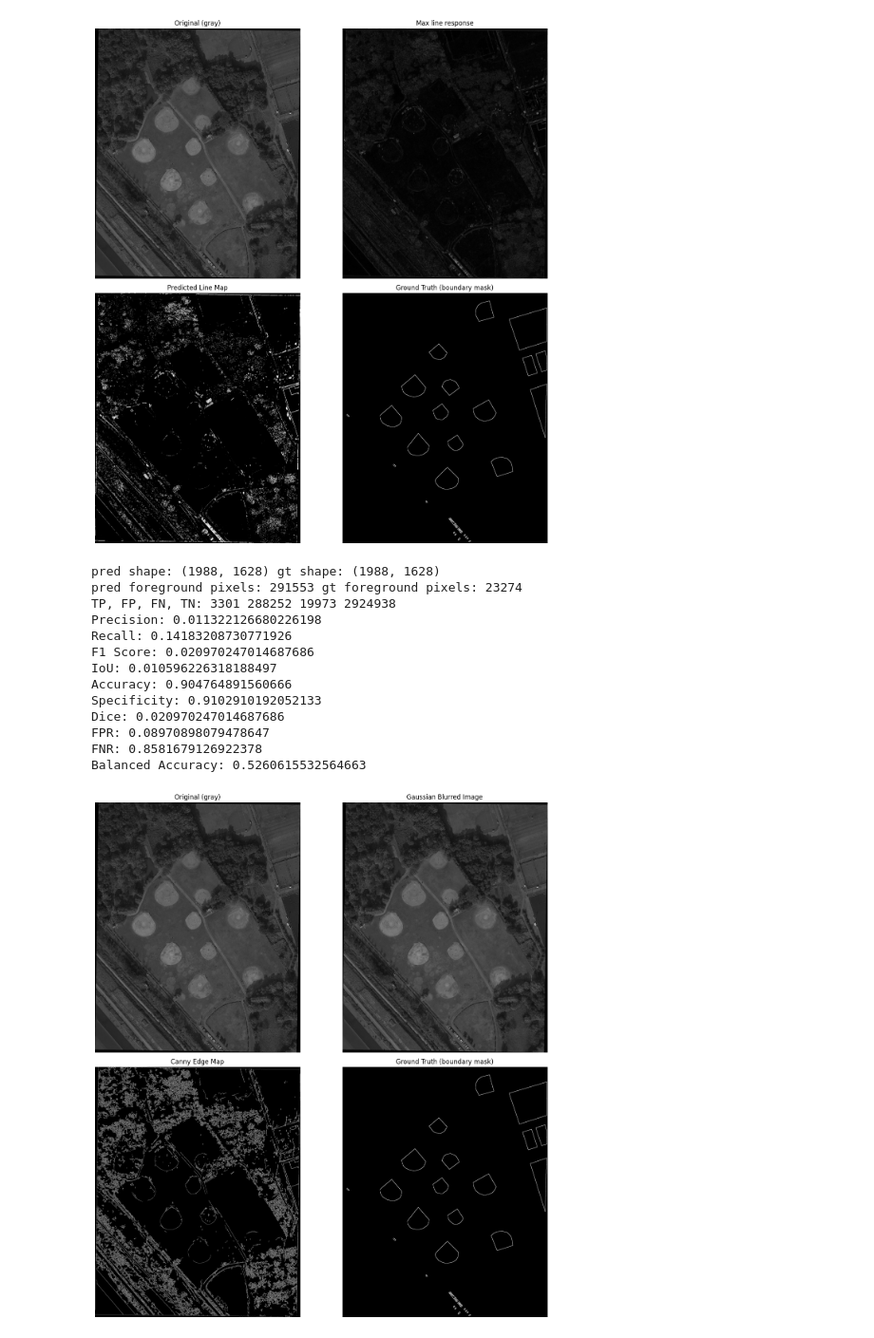
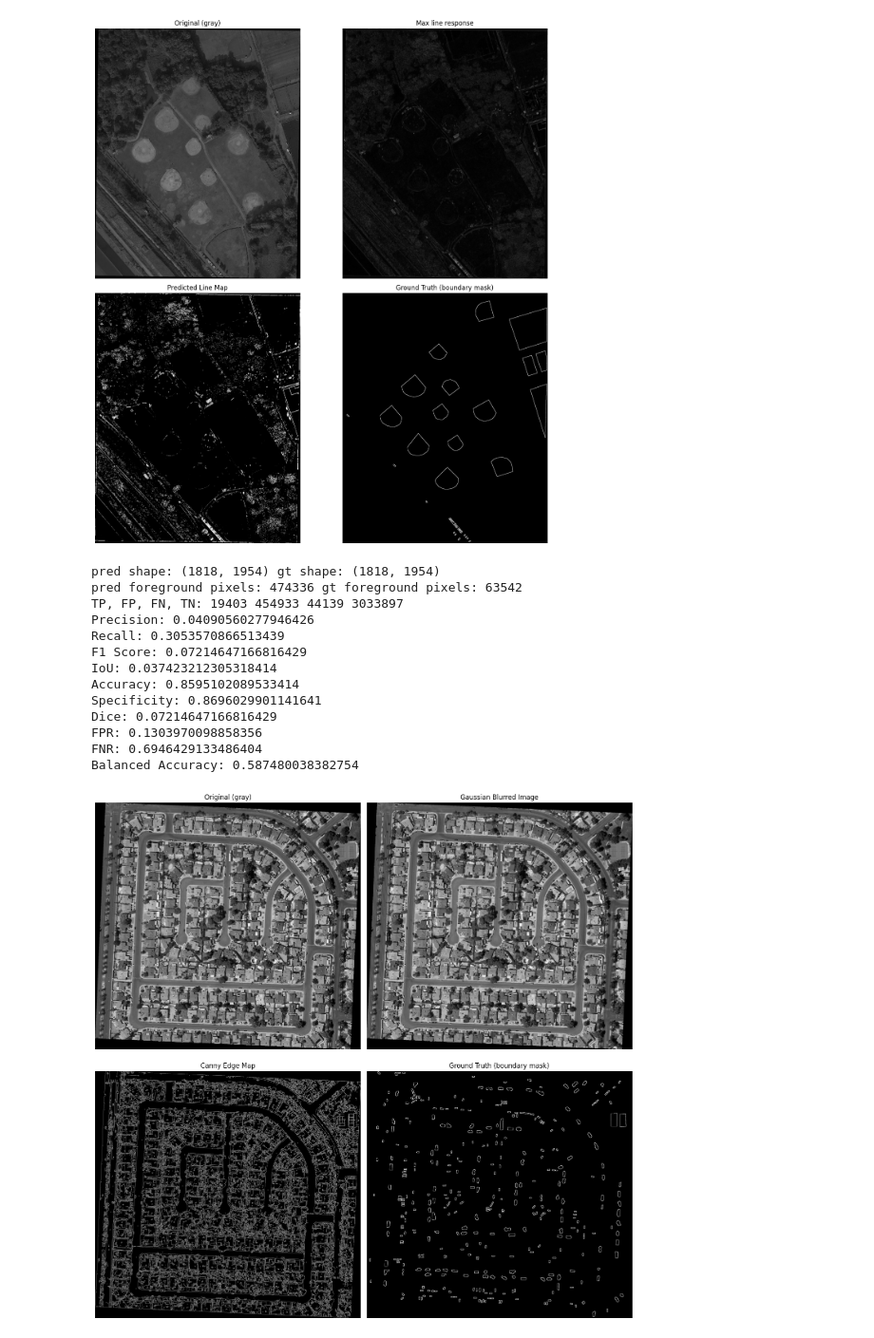
Before and after one commit to mahabbatzakariyayev/Line_and_edge_detection, a Jupyter notebook: Line_detection.ipynb, the cells around one changed output. Shown at 95% size. Drawn from its saved outputs; the diff is of its cells as text; code cells hidden in the pictures.

```diff
--- a/Line_detection.ipynb
+++ b/Line_detection.ipynb
@@ -134,9 +134,9 @@ import matplotlib.pyplot as plt
 # =======================================================
 # 1. Load image
 # =======================================================
-img_bgr = cv2.imread("P0049.png")
+img_bgr = cv2.imread("P0061.png")
 if img_bgr is None:
-    raise FileNotFoundError("Could not load P0049.png")
+    raise FileNotFoundError("Could not load P0061.png")
 
 img_gray = cv2.cvtColor(img_bgr, cv2.COLOR_BGR2GRAY)
 
@@ -160,9 +160,9 @@ pred = (edges > 0).astype(np.uint8)
 # =======================================================
 # 3. Load instance mask → convert to boundary GT
 # =======================================================
-gt_raw = cv2.imread("images/P0049_instance_color_RGB.png", cv2.IMREAD_GRAYSCALE)
+gt_raw = cv2.imread("images/P0061_instance_color_RGB.png", cv2.IMREAD_GRAYSCALE)
 if gt_raw is None:
-    raise FileNotFoundError("Could not load images/P0049_instance_color_RGB.png")
+    raise FileNotFoundError("Could not load images/P0061_instance_color_RGB.png")
 
 # Instance mask: >0 means object region
 semantic = (gt_raw > 0).astype(np.uint8) * 255
@@ -213,44 +213,44 @@ print("Balanced Accuracy:", balanced_accuracy)
 
 
 # =======================================================
 # 5. Visualization
 # =======================================================
 plt.figure(figsize=(14, 14))
 
 plt.subplot(2, 2, 1)
 plt.title("Original (gray)")
 plt.imshow(img_gray, cmap="gray")
 plt.axis("off")
 
 plt.subplot(2, 2, 2)
 plt.title("Gaussian Blurred Image")
 plt.imshow(img_blur, cmap="gray")
 plt.axis("off")
 
 plt.subplot(2, 2, 3)
 plt.title("Canny Edge Map")
 plt.imshow(pred, cmap="gray")
 plt.axis("off")
 
 plt.subplot(2, 2, 4)
 plt.title("Ground Truth (boundary mask)")
 plt.imshow(gt, cmap="gray")
 plt.axis("off")
 
 plt.tight_layout()
 plt.show()
 # %% [output]
-pred shape: (1988, 1628) gt shape: (1988, 1628)
-pred foreground pixels: 291553 gt foreground pixels: 23274
-TP, FP, FN, TN: 3301 288252 19973 2924938
-Precision: 0.011322126680226198
-Recall: 0.14183208730771926
-F1 Score: 0.020970247014687686
-IoU: 0.010596226318188497
-Accuracy: 0.904764891560666
-Specificity: 0.9102910192052133
-Dice: 0.020970247014687686
-FPR: 0.08970898079478647
-FNR: 0.8581679126922378
-Balanced Accuracy: 0.5260615532564663
+pred shape: (1818, 1954) gt shape: (1818, 1954)
+pred foreground pixels: 474336 gt foreground pixels: 63542
+TP, FP, FN, TN: 19403 454933 44139 3033897
+Precision: 0.04090560277946426
+Recall: 0.3053570866513439
+F1 Score: 0.07214647166816429
+IoU: 0.037423212305318414
+Accuracy: 0.8595102089533414
+Specificity: 0.8696029901141641
+Dice: 0.07214647166816429
+FPR: 0.1303970098858356
+FNR: 0.6946429133486404
+Balanced Accuracy: 0.587480038382754
-[figure, old version]
+[figure, new version]
```
Also changed, not shown: parts of 1 cell of this notebook, 2 other files.
